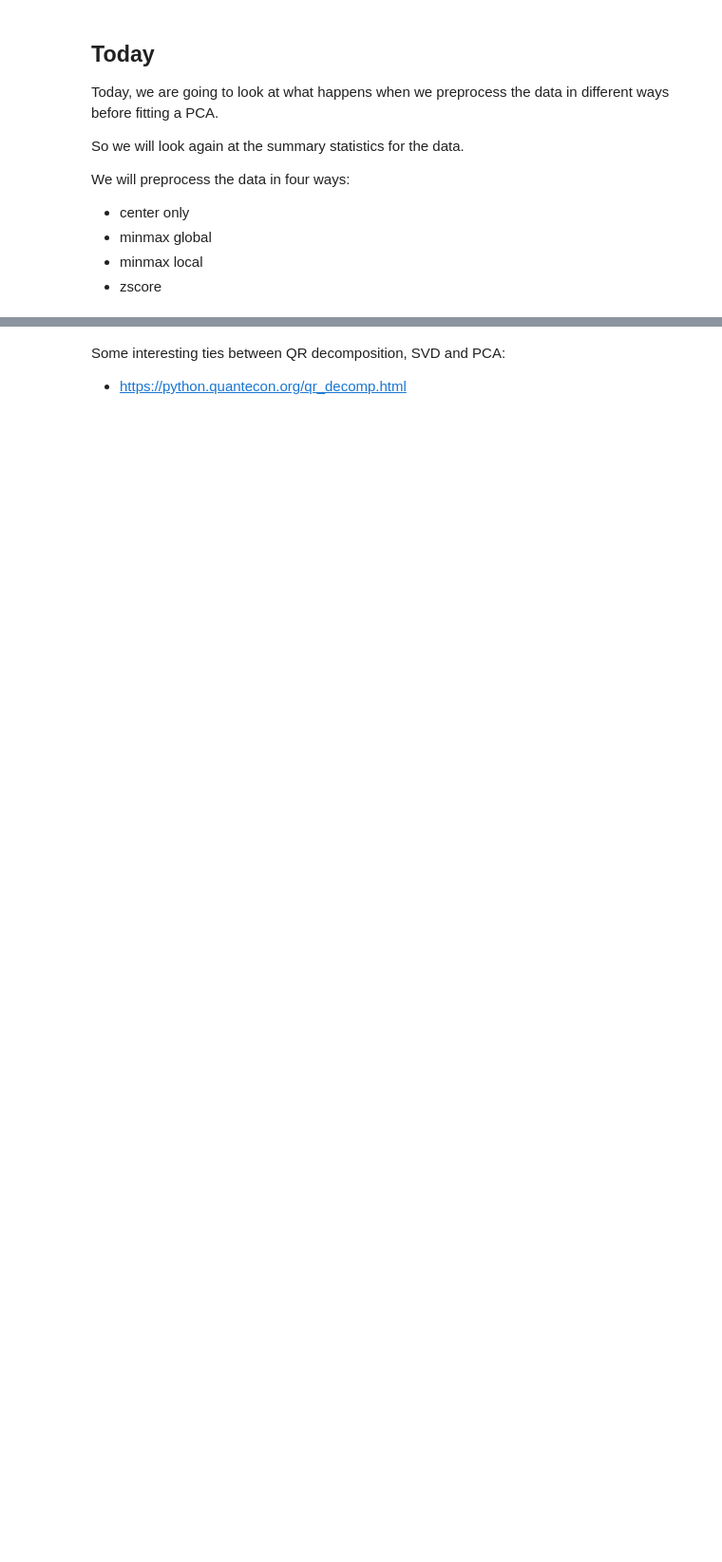
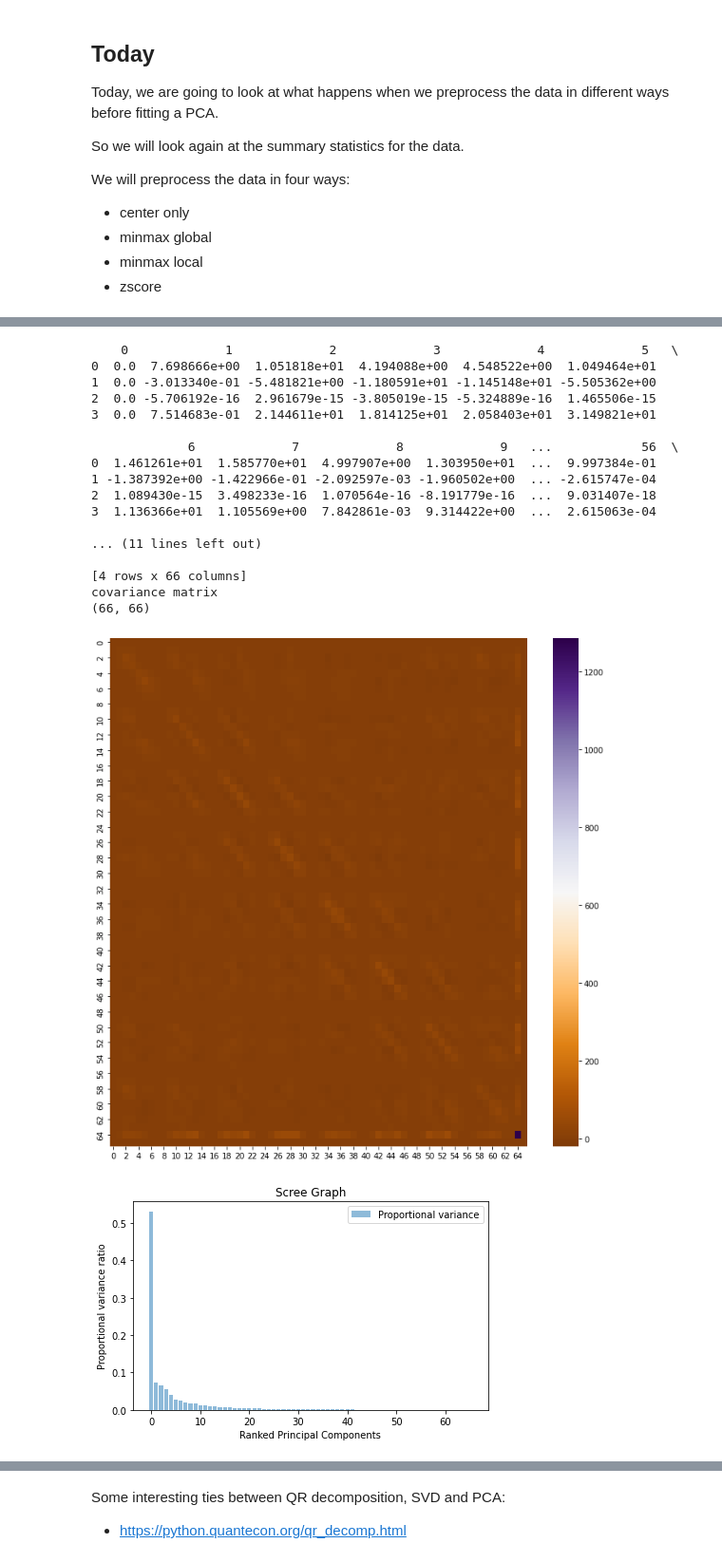
Before and after one commit to ajstent/CS252S22, a Jupyter notebook: CS252S22_Day20.ipynb, the cells around one changed output, grey strips where cells are left out. Shown at 95% size. Cells and saved outputs as stored; diff of their text form; code cells hidden in the pictures; blank space fills up the shorter version.

```diff
--- a/CS252S22_Day20.ipynb
+++ b/CS252S22_Day20.ipynb
@@ -52,15 +52,15 @@ def center(data):
 def preprocess(data, minmax=False, local=False, zscore=False):
     if minmax == True and zscore == True:
         print("Nope, won't do that!")
-        return data
+        return center(data)
+    elif zscore == True:
+        return uf.zScore(data)
     elif minmax == True:
         if local == False:
             data = uf.minmaxGlobal(data)
         else:
             data = uf.minmaxLocal(data)
-        return center(data)
-    elif zscore == True:
-        return uf.zScore(data)
+    return center(data)
 # %%
 # This is most of the code from Day 19 in one function; it fits a PCA and prints out all kinds of things along the way
 def pca_with_plots(data):
@@ -130,3 +148,26 @@ print(uf.getSummaryStatistics(data))
 # %%
 # Now center the data, print summary statistics, and then fit a PCA
 # What do we observe?
+centered = preprocess(data)
+print(uf.getSummaryStatistics(centered))
+pca_with_plots(centered)
+# %% [output]
+    0             1             2             3             4             5   \
+0  0.0  7.698666e+00  1.051818e+01  4.194088e+00  4.548522e+00  1.049464e+01
+1  0.0 -3.013340e-01 -5.481821e+00 -1.180591e+01 -1.145148e+01 -5.505362e+00
+2  0.0 -5.706192e-16  2.961679e-15 -3.805019e-15 -5.324889e-16  1.465506e-15
+3  0.0  7.514683e-01  2.144611e+01  1.814125e+01  2.058403e+01  3.149821e+01
+
+             6             7             8             9   ...            56  \
+0  1.461261e+01  1.585770e+01  4.997907e+00  1.303950e+01  ...  9.997384e-01
+1 -1.387392e+00 -1.422966e-01 -2.092597e-03 -1.960502e+00  ... -2.615747e-04
+2  1.089430e-15  3.498233e-16  1.070564e-16 -8.191779e-16  ...  9.031407e-18
+3  1.136366e+01  1.105569e+00  7.842861e-03  9.314422e+00  ...  2.615063e-04
+
+... (11 lines left out)
+
+[4 rows x 66 columns]
+covariance matrix
+(66, 66)
+[figure, added]
+[figure, added]
```
Also changed, not shown: parts of 5 cells of this notebook, 4 other files.
